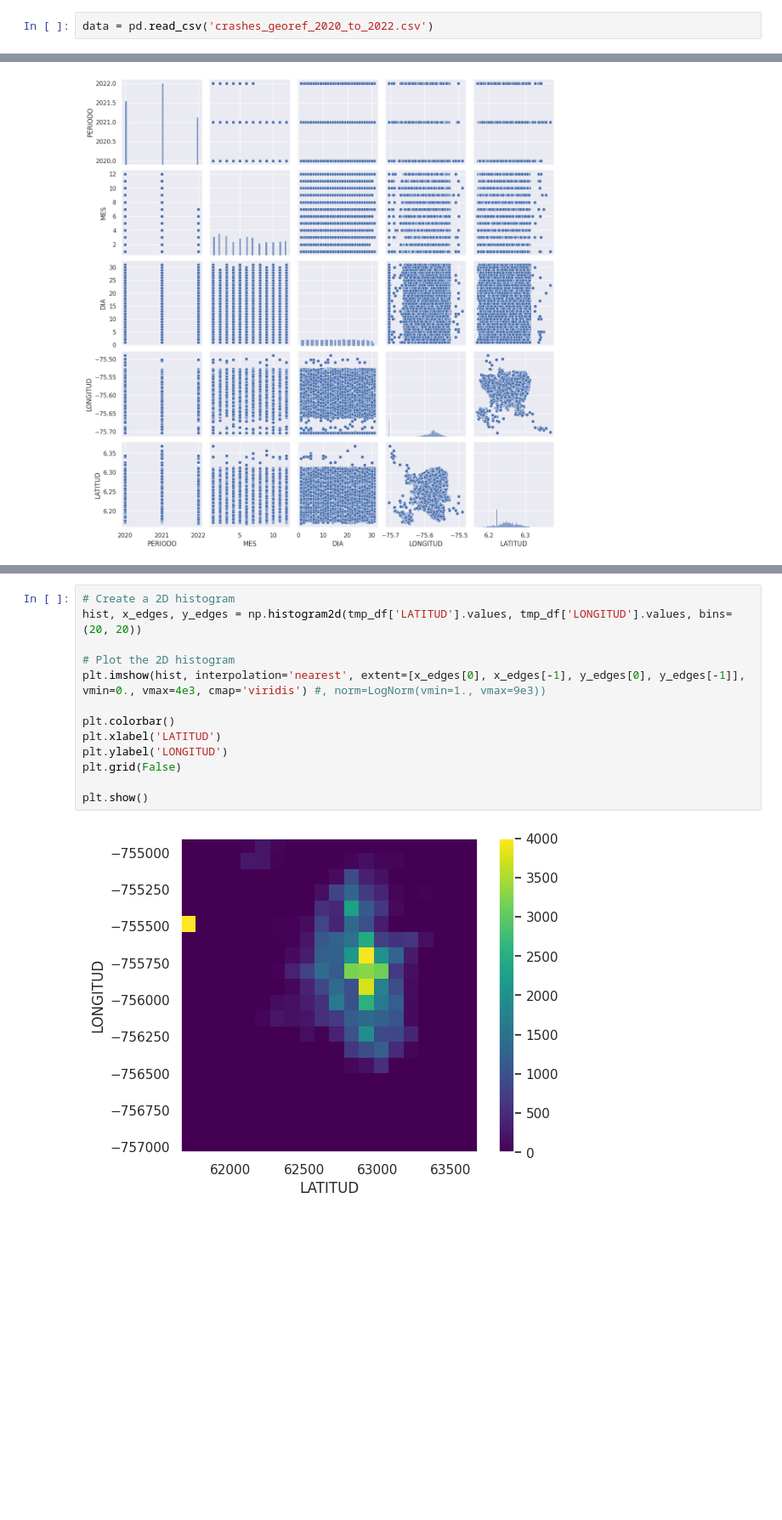
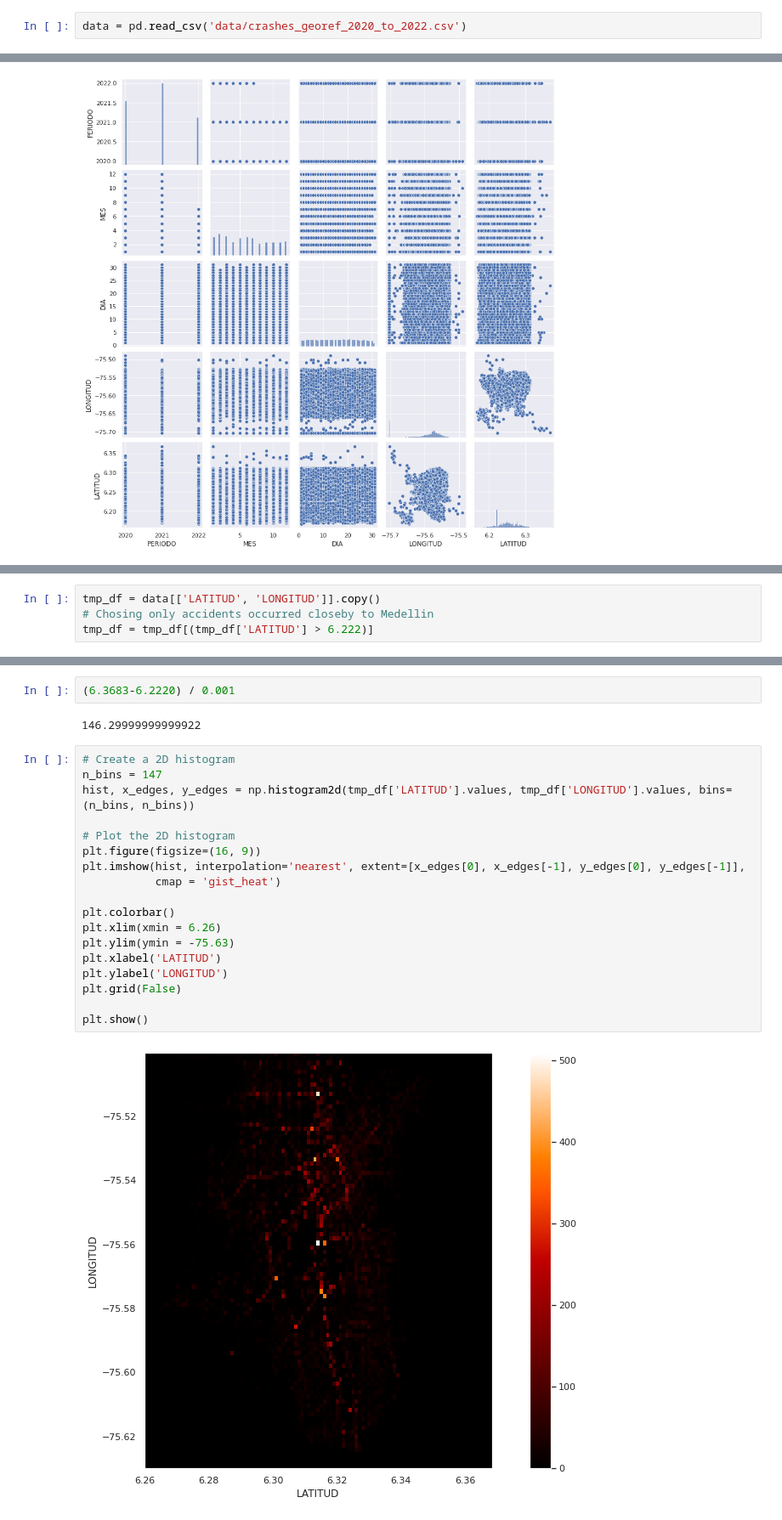
Before and after one commit to suarez-duran-m/personal_projects, a Jupyter notebook: movility/medellin/analysis_accidents_data.ipynb, the cells around one changed output, grey strips where cells are left out. Shown at 85% size. Saved outputs shown, nothing was run; the diff lists cells and outputs as text; blank space fills up the shorter version.

Commit message:
Geoposition of more frequency accidents was improved.

```diff
--- a/movility/medellin/analysis_accidents_data.ipynb
+++ b/movility/medellin/analysis_accidents_data.ipynb
@@ -12,7 +12,7 @@ import matplotlib.pyplot as plt
 %matplotlib inline
 from IPython.display import Image
 # %%
-data = pd.read_csv('crashes_georef_2020_to_2022.csv')
+data = pd.read_csv('data/crashes_georef_2020_to_2022.csv')
 # %%
 data.head()
 # %% [output]
@@ -57,0 +51,4 @@ tmp_df['LONGITUD'] = tmp_df['LONGITUD'].astype(int)
+# %%
+tmp_df = data[['LATITUD', 'LONGITUD']].copy()
+# Chosing only accidents occurred closeby to Medellin
+tmp_df = tmp_df[(tmp_df['LATITUD'] > 6.222)]
@@ -58,18 +67,27 @@ tmp_df['LONGITUD'] = tmp_df['LONGITUD'].astype(int)
+# %%
+(6.3683-6.2220) / 0.001
+# %% [output]
+146.29999999999922
 # %%
 # Create a 2D histogram
-hist, x_edges, y_edges = np.histogram2d(tmp_df['LATITUD'].values, tmp_df['LONGITUD'].values, bins=(20, 20))
+n_bins = 147
+hist, x_edges, y_edges = np.histogram2d(tmp_df['LATITUD'].values, tmp_df['LONGITUD'].values, bins=(n_bins, n_bins))
 
 # Plot the 2D histogram
-plt.imshow(hist, interpolation='nearest', extent=[x_edges[0], x_edges[-1], y_edges[0], y_edges[-1]], vmin=0., vmax=4e3, cmap='viridis') #, norm=LogNorm(vmin=1., vmax=9e3))
+plt.figure(figsize=(16, 9))
+plt.imshow(hist, interpolation='nearest', extent=[x_edges[0], x_edges[-1], y_edges[0], y_edges[-1]],
+           cmap = 'gist_heat')
 
 plt.colorbar()
+plt.xlim(xmin = 6.26)
+plt.ylim(ymin = -75.63)
 plt.xlabel('LATITUD')
 plt.ylabel('LONGITUD')
 plt.grid(False)
 
 plt.show()
 # %% [output]
-[figure, old version]
+[figure, new version]
 # %%
 highest = []
 
```
Also changed, not shown: parts of 8 cells of this notebook, 1 other file.
